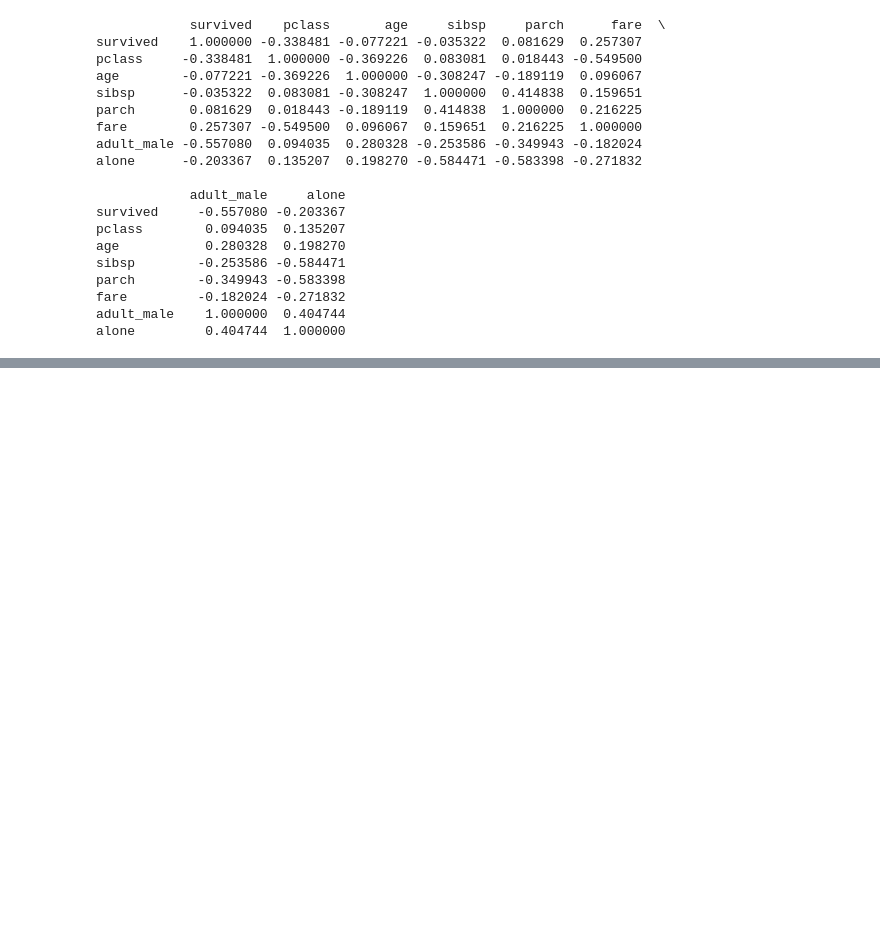
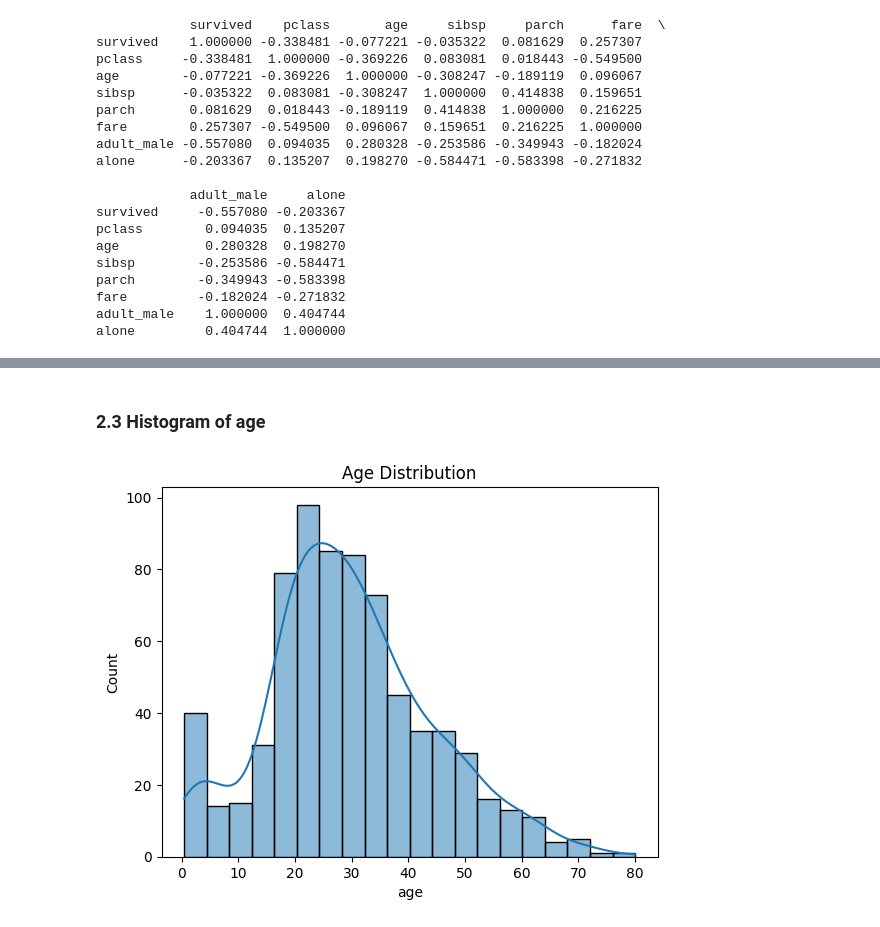
Before and after one commit to sapapesh/applied-ml-showard, a Jupyter notebook: lab02/ml02_showard.ipynb, the cells around one changed output, grey strips where cells are left out. Cells and saved outputs as stored; diff of their text form; code cells hidden in the pictures; blank space fills up the shorter version.

```diff
--- a/lab02/ml02_showard.ipynb
+++ b/lab02/ml02_showard.ipynb
@@ -139,0 +174,8 @@ alone         0.404744  1.000000
+# %% [markdown]
+### 2.3 Histogram of age
+# %%
+sns.histplot(titanic['age'], kde=True)
+plt.title('Age Distribution')
+plt.show()
+# %% [output]
+[figure, added]
```
Also changed, not shown: parts of 8 cells of this notebook.
